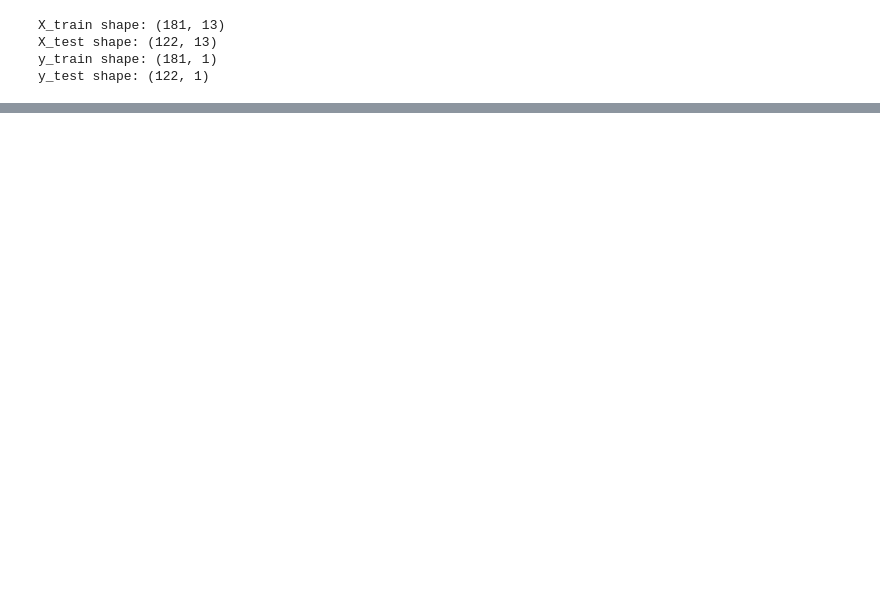
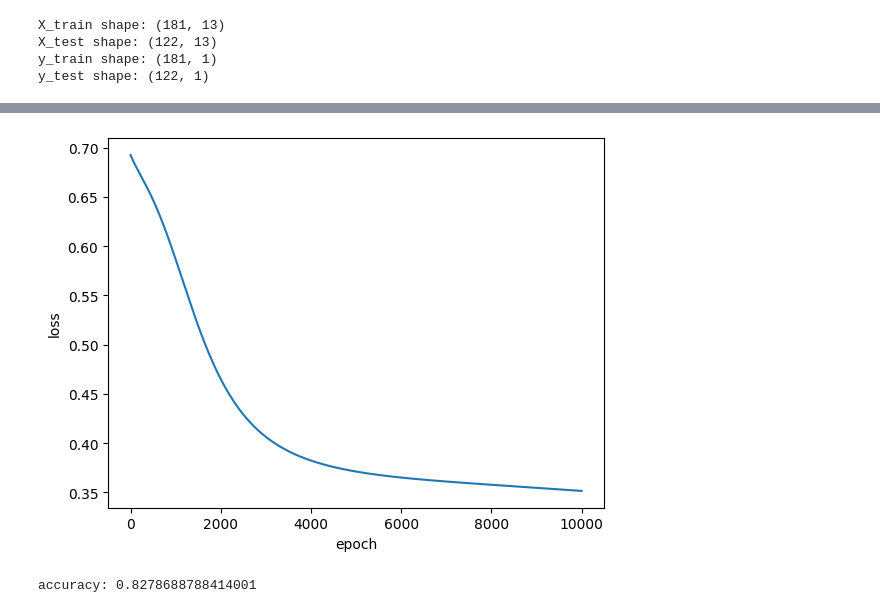
Before and after one commit to thuvu17/ml-train-heart-attack, a Jupyter notebook: heart_attack.ipynb, the cells around one changed output, grey strips where cells are left out. Cells and saved outputs as stored; diff of their text form; code cells hidden in the pictures; blank space fills up the shorter version.

```diff
--- a/heart_attack.ipynb
+++ b/heart_attack.ipynb
@@ -929,0 +838,26 @@ plt.show()
+# %%
+my_model = model(X_train.shape[1], 8, 1)
+# %%
+loss_cal = BCELoss(reduction='mean')
+# %%
+optimizer = SGD(my_model.parameters(), lr=0.01)
+# %%
+epoch_list = []
+loss_list = []
+
+for epoch in range(10000):
+    epoch_list.append(epoch)
+    y_pred = my_model(X_train_tensor)
+    loss = loss_cal(y_pred, y_train_tensor)
+    loss_list.append(loss.item())
+    optimizer.zero_grad()
+    loss.backward()
+    optimizer.step()
+# %%
+plt.figure()
+plt.plot(epoch_list, loss_list)
+plt.xlabel("epoch")
+plt.ylabel("loss")
+plt.show()
+# %% [output]
+[figure, added]
@@ -929,0 +867,8 @@ plt.show()
+# %%
+y_pred_test = my_model(X_test_tensor)
+y_pred_test_hard = torch.where(y_pred_test > 0.5, 1, 0)
+correct = torch.where(y_pred_test_hard == y_test_tensor, 1, 0)
+accuracy = float(torch.sum(correct) / y_test.shape[0])
+print("accuracy:", accuracy)
+# %% [output]
+accuracy: 0.8278688788414001
```
Also changed, not shown: parts of 29 cells of this notebook.
